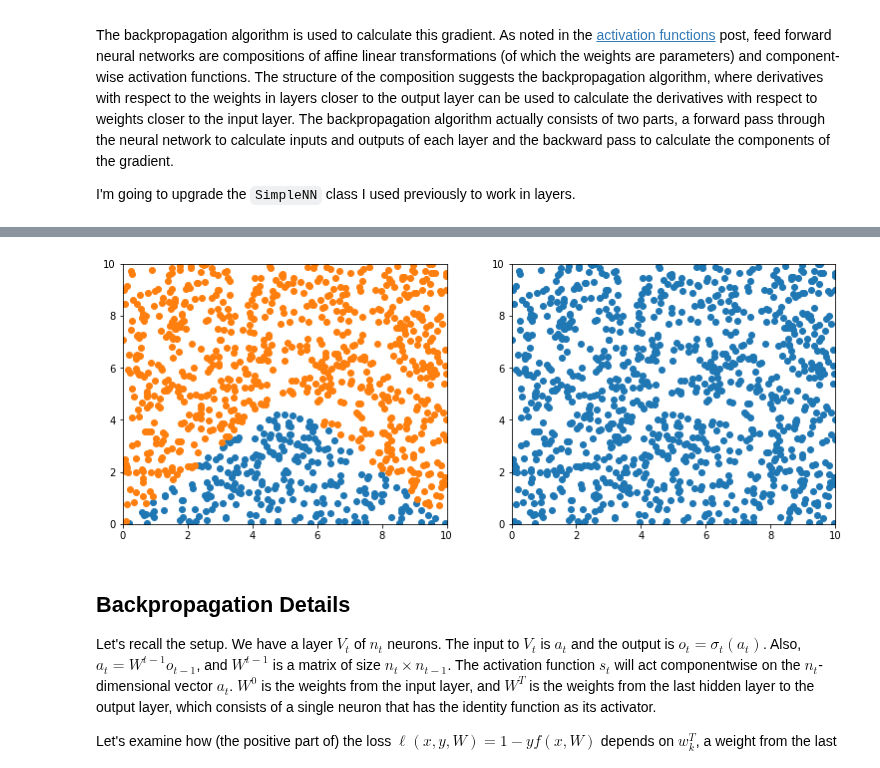
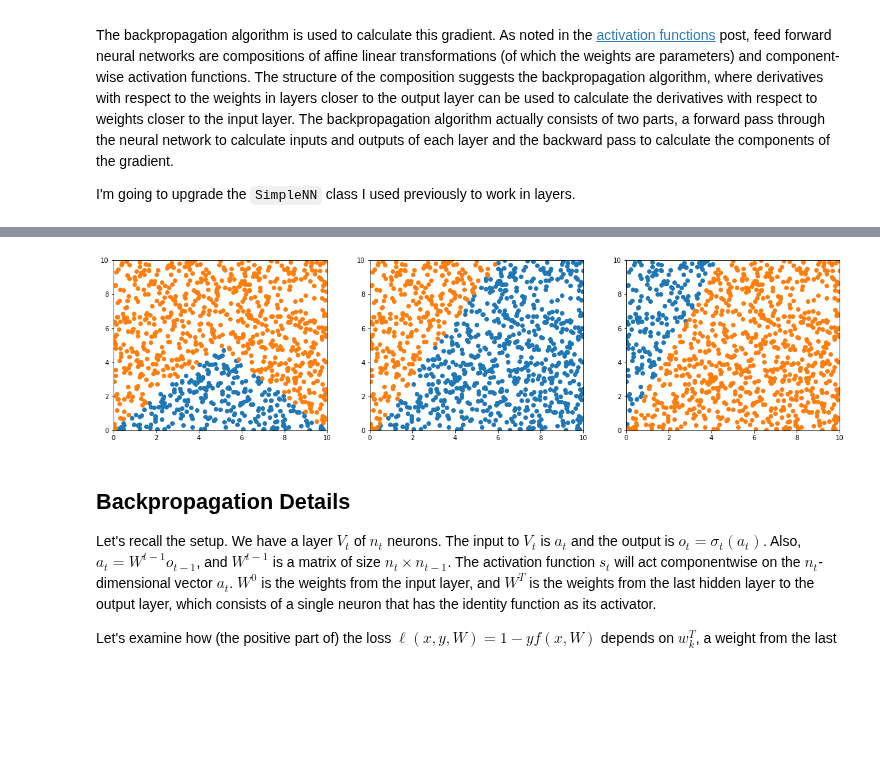
Before and after one commit to kevinnowland/kevinnowland.github.io, a Jupyter notebook: code/_notebooks/Backpropogation.ipynb, the cells around one changed output, grey strips where cells are left out. Cells and saved outputs as stored; diff of their text form; code cells hidden in the pictures; blank space fills up the shorter version.

```diff
--- a/code/_notebooks/Backpropogation.ipynb
+++ b/code/_notebooks/Backpropogation.ipynb
@@ -515,0 +544,23 @@ IndexError: index 1000 is out of bounds for axis 0 with size 1000
+# %%
+input_layer = Layer(3, lambda x: x, None, True)
+hidden_layer = Layer(2, elu, elu_prime, False)
+output_layer = Layer(1, lambda x: x, const, False)
+
+# 8, 15
+nn = NeuralNet([input_layer, hidden_layer, output_layer], random_seed=24)
+
+lines = [SlopeLine(1, 0), SlopeLine(-1, 10)]
+ineqs = [Inequality(lines[0].y, '<'), Inequality(lines[1].y, '<')]
+
+train_data = generate_points(1000, [ineqs])
+
+train_data['prediction_before'] = nn.predict(train_data[['x_1', 'x_2']])
+
+data = nn.fit(train_data[['x_1', 'x_2']], train_data['y'], eta=.002, max_iter=1001, max_error=0.0, random_seed=47, save_data=True, batch_size=20)
+
+#for i in range(len(data)):
+#    print('{0} - {1:.2f}'.format(data[i][0], data[i][1]))
+
+train_data['prediction_after'] = nn.predict(train_data[['x_1', 'x_2']])
+
+print(data[-1][1])
@@ -516,23 +570,29 @@ IndexError: index 1000 is out of bounds for axis 0 with size 1000
 # %%
-fig, ax = plt.subplots(1, 2, figsize=(12.8, 4.8))
+fig, ax = plt.subplots(1, 3, figsize=(20, 4.8))
 lims = np.array([0, 10])
 
 ax[0].set_xlim(lims)
 ax[0].set_ylim(lims)
 ax[1].set_xlim(lims)
 ax[1].set_ylim(lims)
+ax[2].set_xlim(lims)
+ax[2].set_ylim(lims)
 
 c_tr = train_data['y'] == 1
 ax[0].plot(train_data[c_tr]['x_1'], train_data[c_tr]['x_2'], 'o')
 ax[0].plot(train_data[~c_tr]['x_1'], train_data[~c_tr]['x_2'], 'o')
 
-c_pr = train_data['prediction'] == 1
+c_pr = train_data['prediction_before'] == 1
 ax[1].plot(train_data[c_pr]['x_1'], train_data[c_pr]['x_2'], 'o')
 ax[1].plot(train_data[~c_pr]['x_1'], train_data[~c_pr]['x_2'], 'o')
 
+c_pr = train_data['prediction_after'] == 1
+ax[2].plot(train_data[c_pr]['x_1'], train_data[c_pr]['x_2'], 'o')
+ax[2].plot(train_data[~c_pr]['x_1'], train_data[~c_pr]['x_2'], 'o')
+
 plt.show()
 # %% [output]
-[figure, old version]
+[figure, new version]
 # %% [markdown]
 ## Backpropagation Details
 
```
Also changed, not shown: parts of 9 cells of this notebook.
